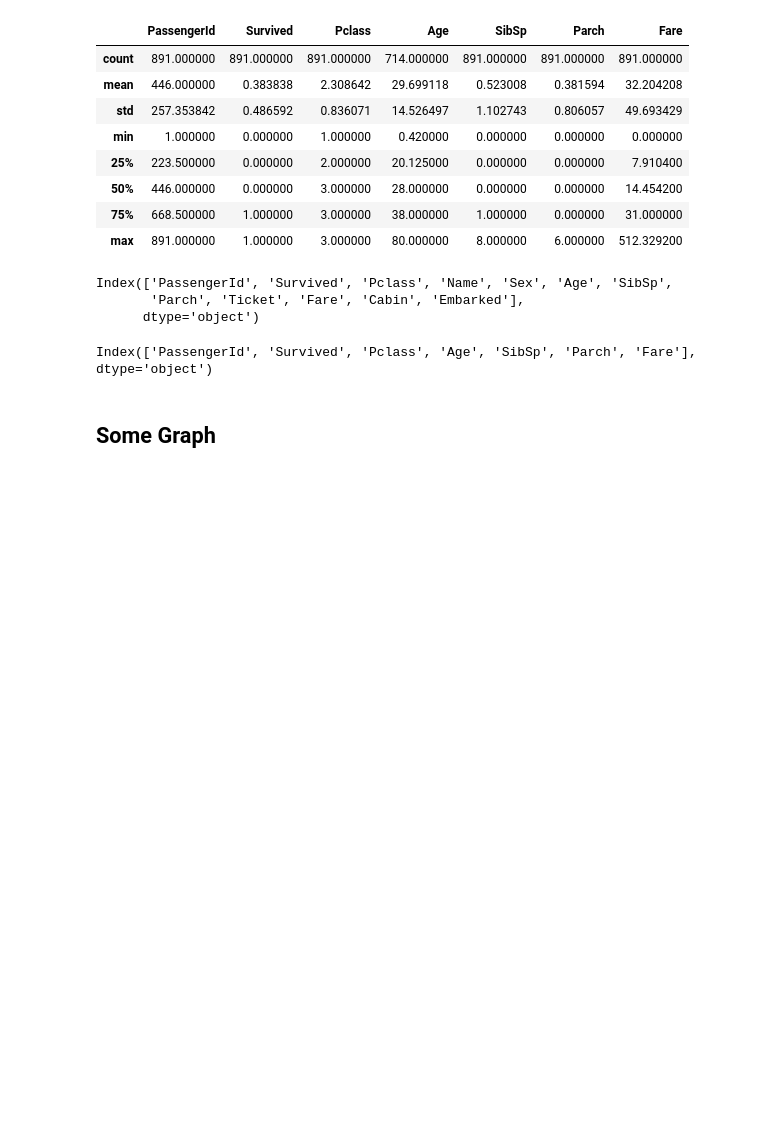
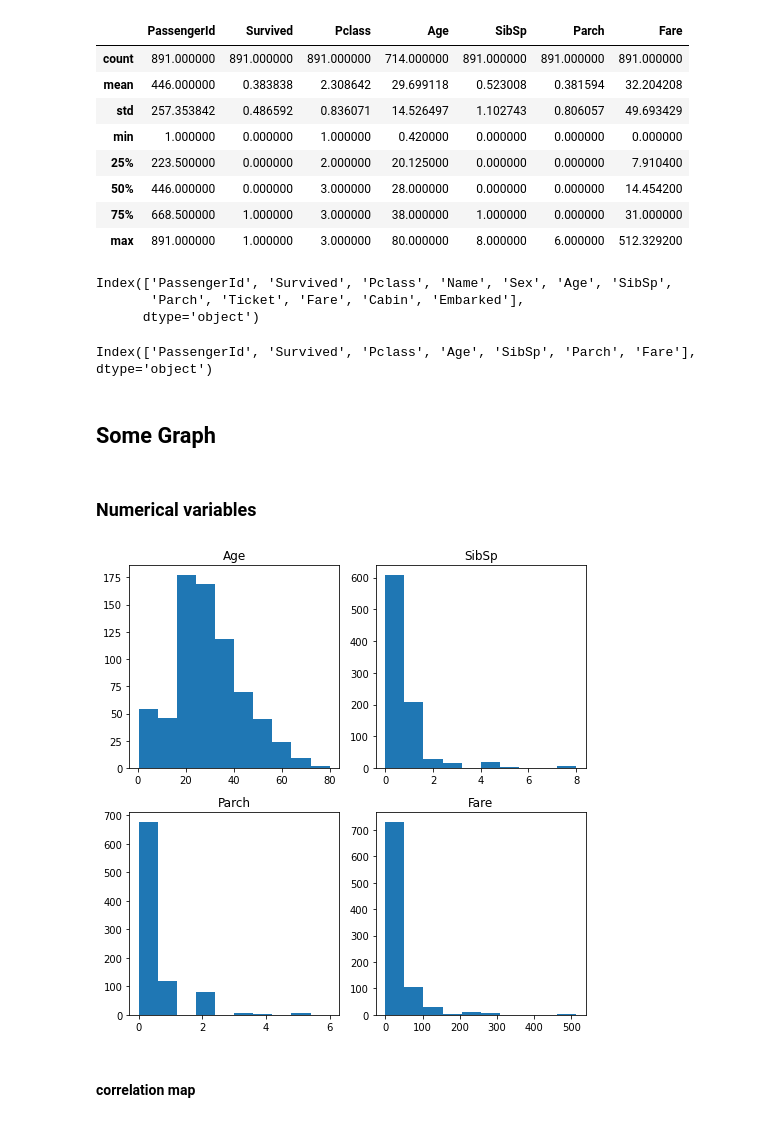
Before and after one commit to giovannipinna96/Titanic, a Jupyter notebook: Titanic_exploration.ipynb, the cells around one changed output. Cells and saved outputs as stored; diff of their text form; code cells hidden in the pictures; blank space fills up the shorter version.

Commit message:
add some plots for variables

```diff
--- a/Titanic_exploration.ipynb
+++ b/Titanic_exploration.ipynb
@@ -102,3 +102,5 @@ df_train.describe().columns
 Index(['PassengerId', 'Survived', 'Pclass', 'Age', 'SibSp', 'Parch', 'Fare'], dtype='object')
 # %% [markdown]
 ## Some Graph
+# %% [markdown]
+### Numerical variables
@@ -104,0 +109,27 @@ Index(['PassengerId', 'Survived', 'Pclass', 'Age', 'SibSp', 'Parch', 'Fare'], dt
+# %%
+# exploration plot numerical
+fig, ax = pl.subplots(2, 2, figsize=(7, 7))
+
+#subplot(0,0)
+ax[0, 0].hist(df_train['Age'])
+ax[0, 0].set_title('Age')
+
+#subplot(0,1)
+ax[0, 1].hist(df_train['SibSp'])
+ax[0, 1].set_title('SibSp')
+
+#subplot(1,0)
+ax[1, 0].hist(df_train['Parch'])
+ax[1, 0].set_title('Parch')
+
+#subplot(1,1)
+ax[1, 1].hist(df_train['Fare'])
+ax[1, 1].set_title('Fare')
+
+pl.savefig("./plots/exploration_numerical.png")
+fig.tight_layout()
+pl.show()
+# %% [output]
+[figure, added]
+# %% [markdown]
+#### correlation map
```
Also changed, not shown: parts of 9 cells of this notebook.
